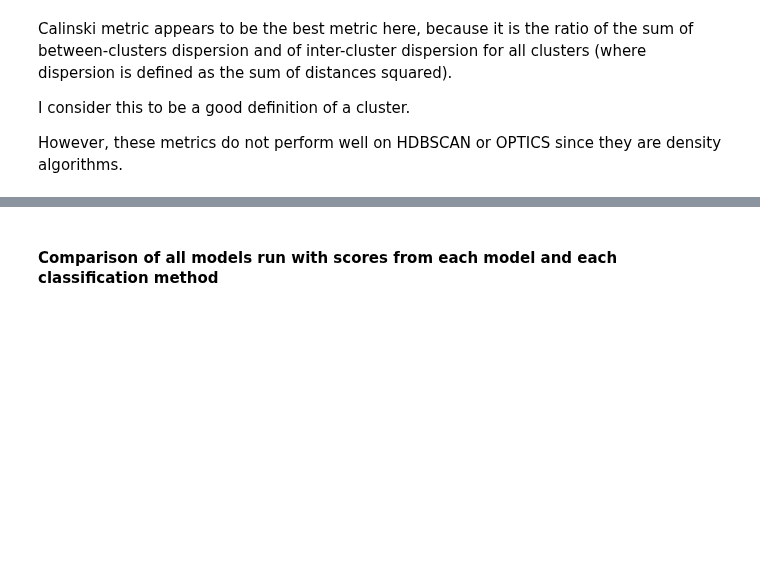
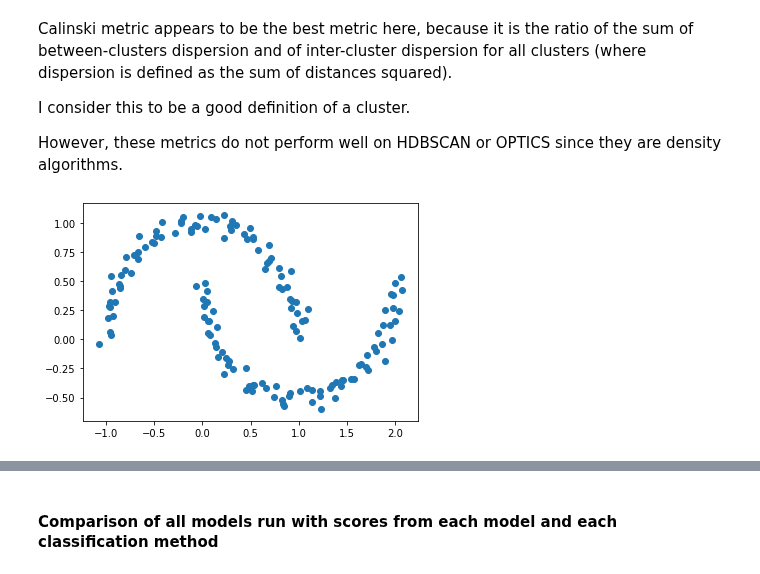
Before and after one commit to lilfetz22/Health_Scores_CAP2, a Jupyter notebook: scripts/ML_no_visualizations.ipynb, the cells around one changed output, grey strips where cells are left out. Drawn from its saved outputs; the diff is of its cells as text; code cells hidden in the pictures; blank space fills up the shorter version.

```diff
--- a/scripts/ML_no_visualizations.ipynb
+++ b/scripts/ML_no_visualizations.ipynb
@@ -435,3 +468,15 @@ Calinski metric appears to be the best metric here, because it is the ratio of t
 I consider this to be a good definition of a cluster.
 
 However, these metrics do not perform well on HDBSCAN or OPTICS since they are density algorithms.
+# %%
+from sklearn import datasets
+import matplotlib.pyplot as plt
+import seaborn as sns
+
+n_samples=150
+noisy_moons = datasets.make_moons(n_samples=n_samples, noise=.05)
+X = noisy_moons[0]
+plt.scatter(X[:,0], X[:,1])
+plt.show()
+# %% [output]
+[figure, added]
```
Also changed, not shown: parts of 11 cells of this notebook.
